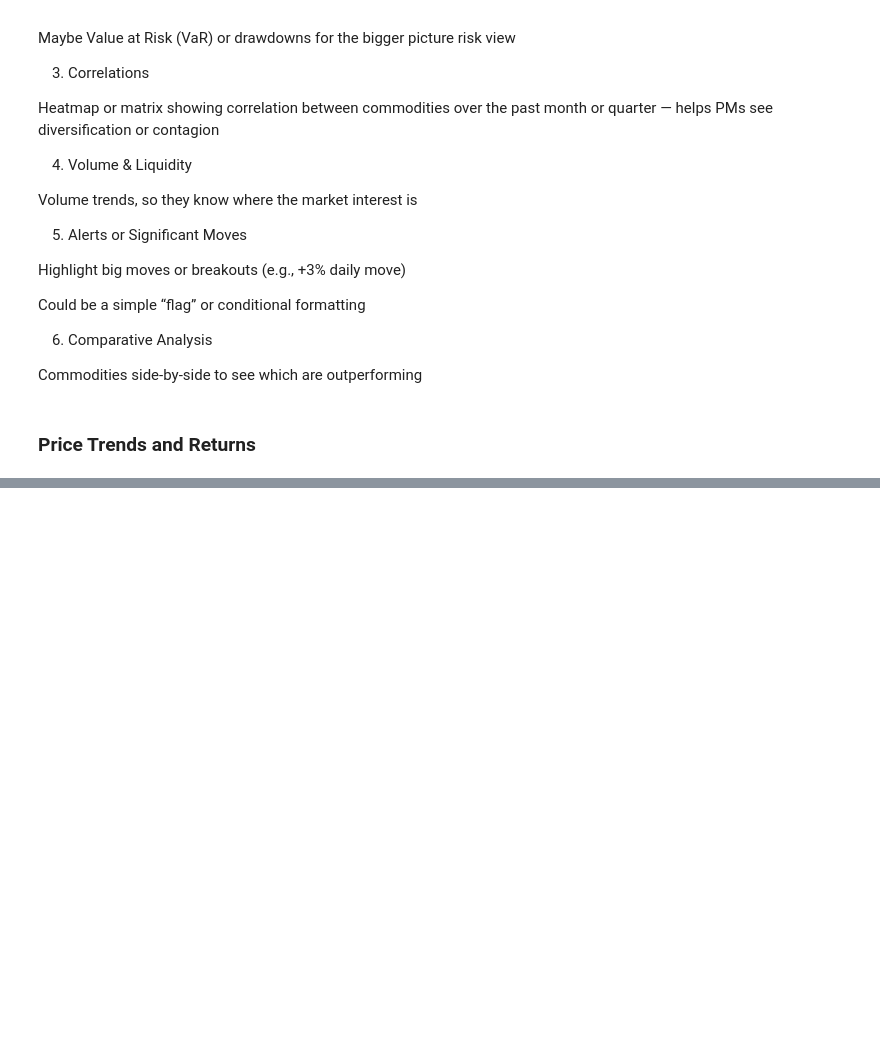
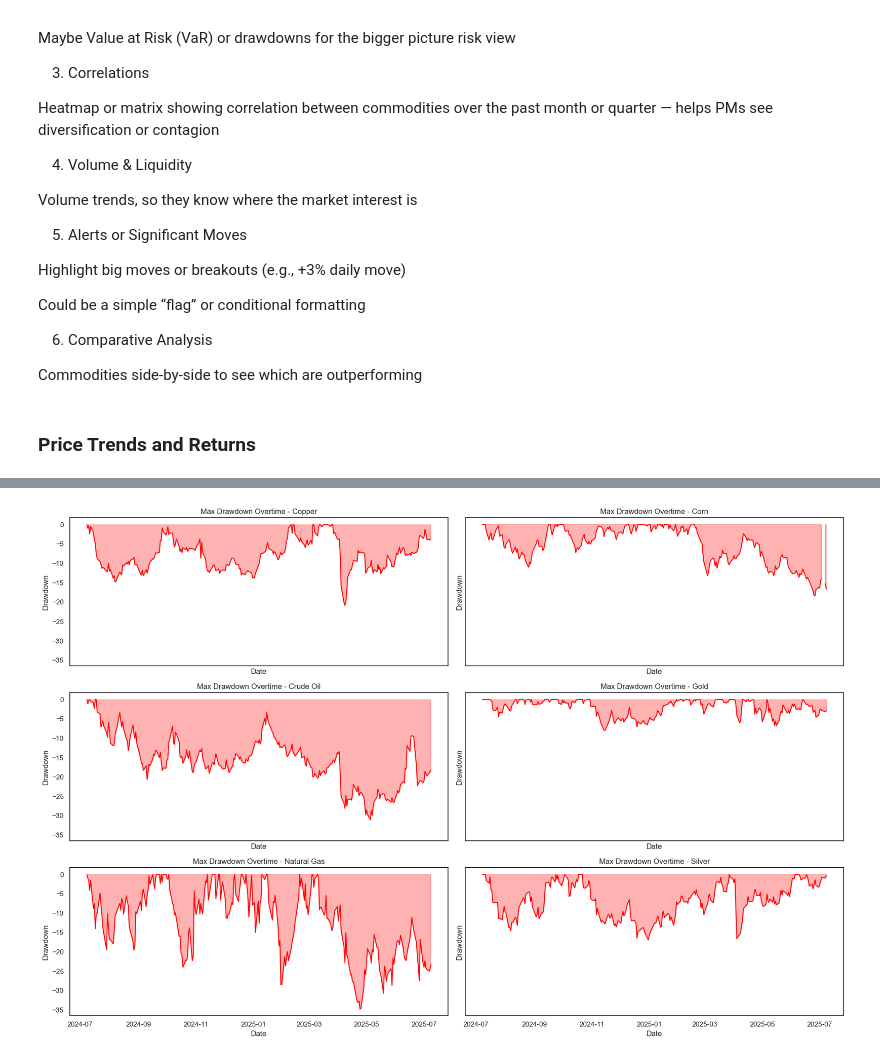
Before and after one commit to dgalassi99/commodity_lab, a Jupyter notebook: projects/commodity_dashboard/commodity_dashboard.ipynb, the cells around one changed output, grey strips where cells are left out. Cells and saved outputs as stored; diff of their text form; code cells hidden in the pictures; blank space fills up the shorter version.

```diff
--- a/projects/commodity_dashboard/commodity_dashboard.ipynb
+++ b/projects/commodity_dashboard/commodity_dashboard.ipynb
@@ -119,0 +264,27 @@ fig_monthly_box_return.show()
+# %%
+#max drawdown
+df_dd = df_prices.pivot(index='date', values='close', columns='name')
+running_max = df_dd.cummax()
+df_dd = (df_dd - running_max)/running_max
+df_dd = df_dd.reset_index().melt(value_name='drawdown', var_name='name', id_vars='date')
+# %%
+commodities = df_dd.name.unique()
+
+fig, axes = plt.subplots(3, 2, figsize=(18, 12), sharex=True, sharey=True)
+axes = axes.flatten()  # flatten to easily index with a single number
+
+for i, commodity in enumerate(commodities):
+    ax = axes[i]
+    y = df_dd[df_dd.name == commodity]
+
+    ax.plot(y.date, y.drawdown*100, color = 'red')
+    ax.fill_between(y.date,0,y.drawdown*100, color = 'red',alpha = 0.3)
+    ax.set_title(f'Max Drawdown Overtime - {commodity}')
+    ax.set_xlabel('Date')
+    ax.set_ylabel('Drawdown')
+
+
+plt.tight_layout()
+plt.show()
+# %% [output]
+[figure, added]
```
Also changed, not shown: parts of 16 cells of this notebook.
